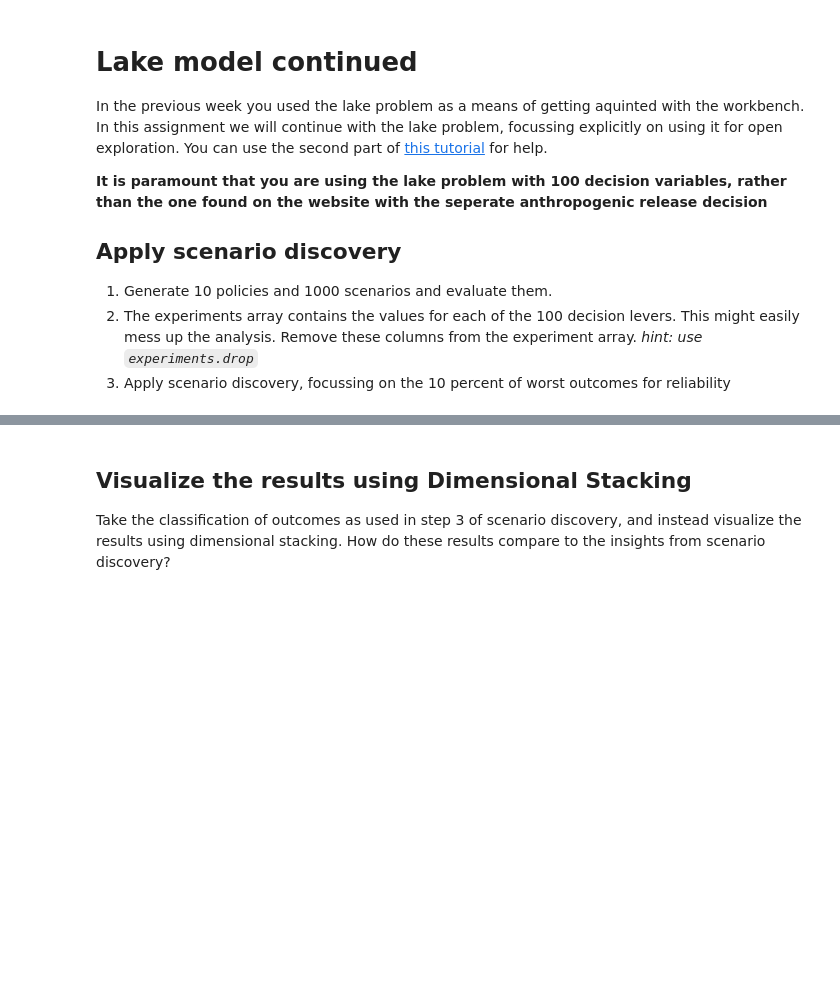
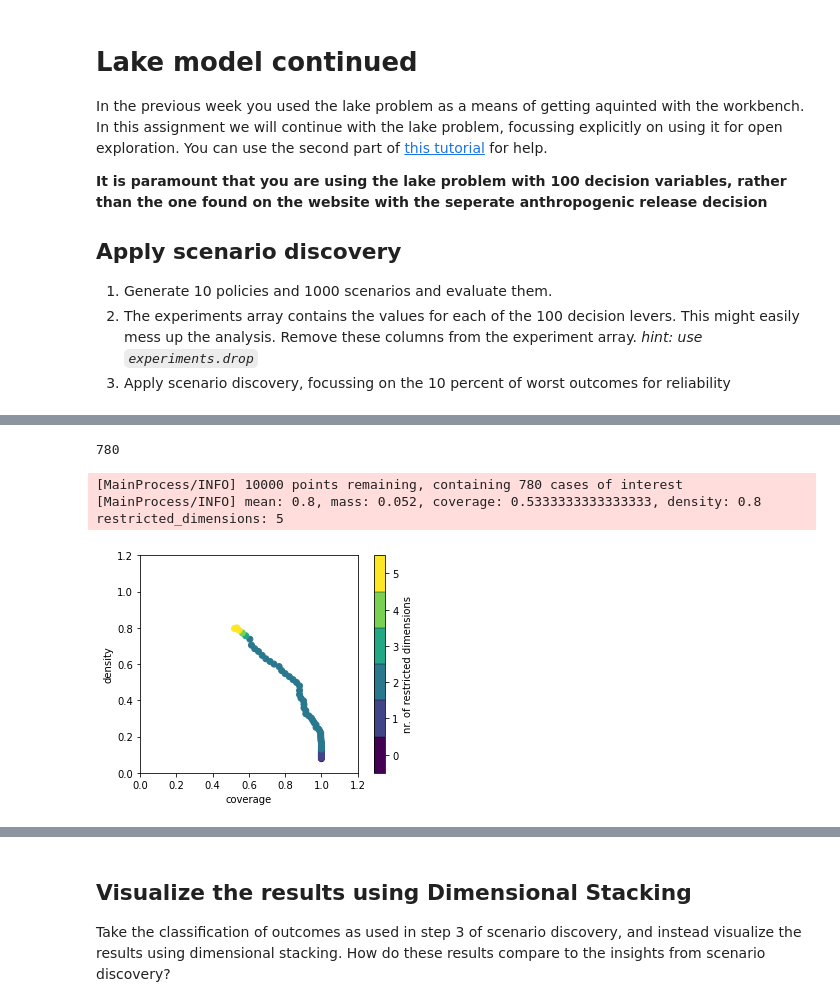
Before and after one commit to floristevito/EPA1361, a Jupyter notebook: lab_sessions/Week 3-4 - vulnerability analysis/assignment 5 - subspace partitioning lake model.ipynb, the cells around one changed output, grey strips where cells are left out. Saved outputs shown, nothing was run; the diff lists cells and outputs as text; code cells hidden in the pictures; blank space fills up the shorter version.

```diff
--- a/lab_sessions/Week 3-4 - vulnerability analysis/assignment 5 - subspace partitioning lake model.ipynb
+++ b/lab_sessions/Week 3-4 - vulnerability analysis/assignment 5 - subspace partitioning lake model.ipynb
@@ -12,0 +61,27 @@ In the previous week you used the lake problem as a means of getting aquinted wi
+# %%
+# drop the lever columns
+experiments.drop(('l'+str(i) for i in range(100)), axis=1, inplace=True)
+# %%
+# drop other columns
+experiments.drop(['model', 'policy', 'scenario'], axis=1, inplace=True)
+# %%
+# scenario discovery using prim
+x = experiments
+tres = np.quantile(outcomes['reliability'], q=0.1)
+y = outcomes['reliability'] <= tres
+# %%
+sum(y)
+# %% [output]
+780
+# %%
+# apply prim
+prim_alg = prim.Prim(x, y, threshold=0.8)
+box1 = prim_alg.find_box()
+# %% [output]
+[MainProcess/INFO] 10000 points remaining, containing 780 cases of interest
+[MainProcess/INFO] mean: 0.8, mass: 0.052, coverage: 0.5333333333333333, density: 0.8 restricted_dimensions: 5
+# %%
+box1.show_tradeoff()
+plt.show()
+# %% [output]
+[figure, added]
```
Also changed, not shown: parts of 7 cells of this notebook.
